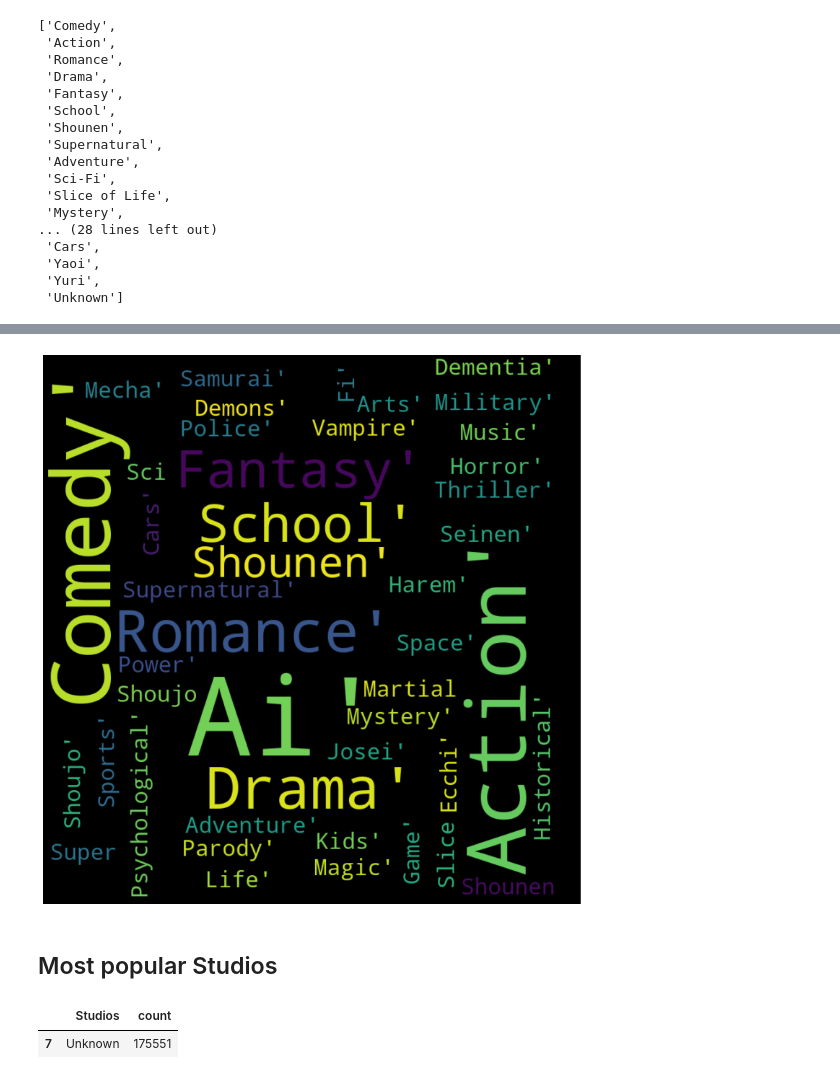
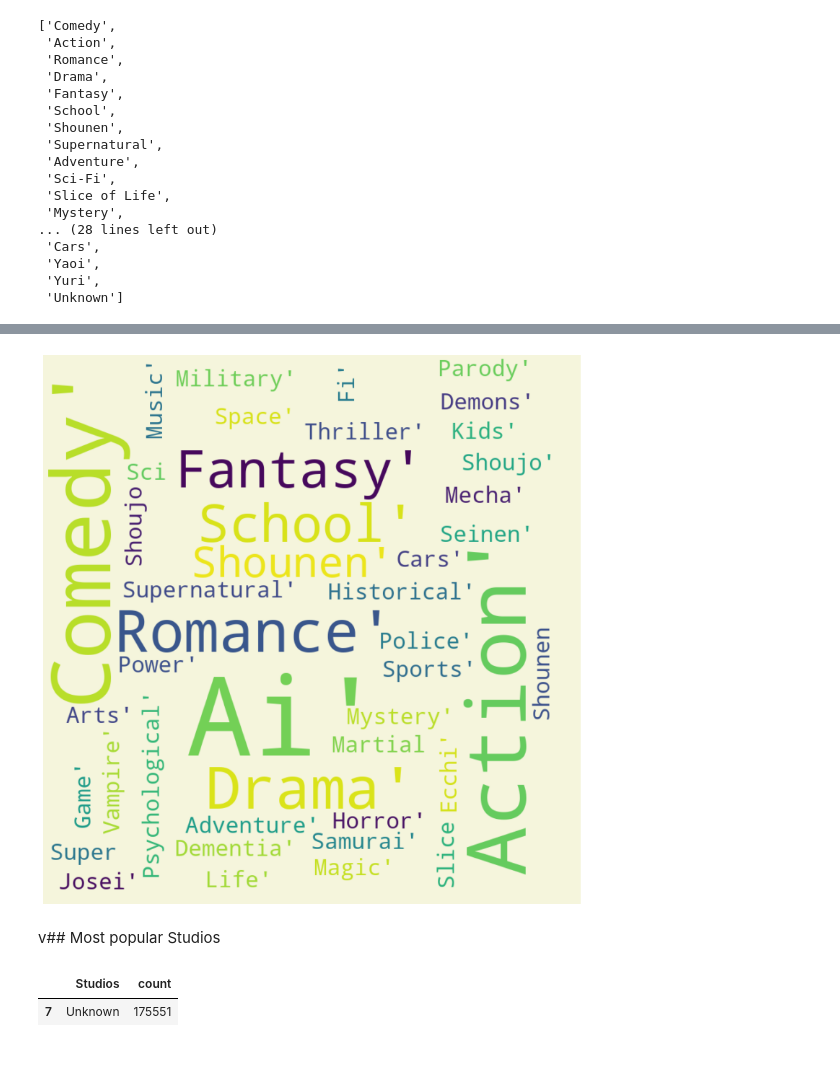
Before and after one commit to mijkami/Anime_Map, a Jupyter notebook: notebooks/Visualization_slides.ipynb, the cells around one changed output, grey strips where cells are left out. Cells and saved outputs as stored; diff of their text form; code cells hidden in the pictures.

Commit message:
change color of wordcloud

```diff
--- a/notebooks/Visualization_slides.ipynb
+++ b/notebooks/Visualization_slides.ipynb
@@ -272,28 +273,28 @@ plt.show()
-# %%
-import pandas as pd
-import numpy as np
-import seaborn as sns
-import matplotlib.pyplot as plt
-from wordcloud import WordCloud, STOPWORDS
-from PIL import Image
-from os import path
-import os
-d = path.dirname(__file__) if "__file__" in locals() else os.getcwd()
-# Start with one review:
-text = str(popular_genres_clean['index'].to_list())
-mask = np.array(Image.open(path.join(d, "images/pikachu-logo-115510579622mch5qulg6.png")))
-# Create and generate a word cloud image:
-wordcloud = WordCloud(max_words=1000, mask=mask, margin=10,
-               random_state=1).generate(text)
-# Display the generated image:
-plt.subplots(figsize=(16, 14))
-plt.imshow(wordcloud, interpolation='bilinear')
-plt.axis("off")
-plt.show()
-# %% [output]
-[figure, removed]
+# %%
+import pandas as pd
+import numpy as np
+import seaborn as sns
+import matplotlib.pyplot as plt
+from wordcloud import WordCloud, STOPWORDS
+from PIL import Image
+from os import path
+import os
+d = path.dirname(__file__) if "__file__" in locals() else os.getcwd()
+# Start with one review:
+text = str(popular_genres_clean['index'].to_list())
+mask = np.array(Image.open(path.join(d, "images/pikachu-logo-115510579622mch5qulg6.png")))
+# Create and generate a word cloud image:
+wordcloud = WordCloud(background_color="beige", max_words=1000, mask=mask, margin=10,
+               random_state=1).generate(text)
+# Display the generated image:
+plt.subplots(figsize=(16, 14))
+plt.imshow(wordcloud, interpolation='bilinear')
+plt.axis("off")
+plt.show()
+# %% [output]
+[figure, added]
 # %% [markdown]
-## Most popular Studios
+v## Most popular Studios
 # %%
 studios = full_df_sample.Studios.value_counts().to_frame().reset_index()
 # %%
```
Also changed, not shown: parts of 9 cells of this notebook.
